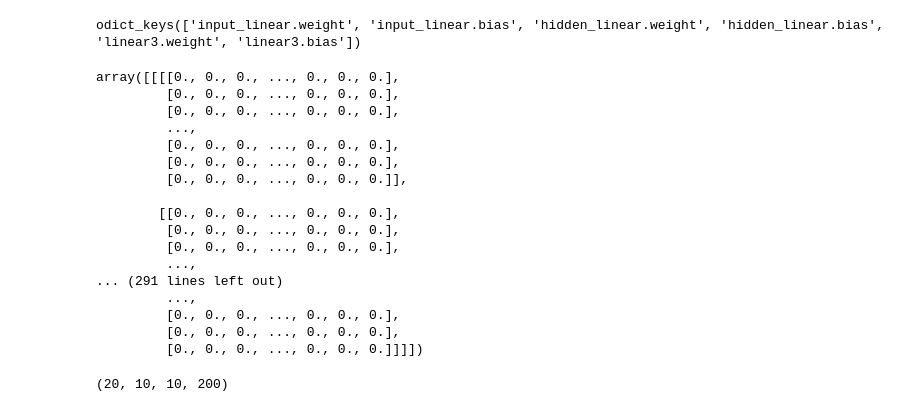
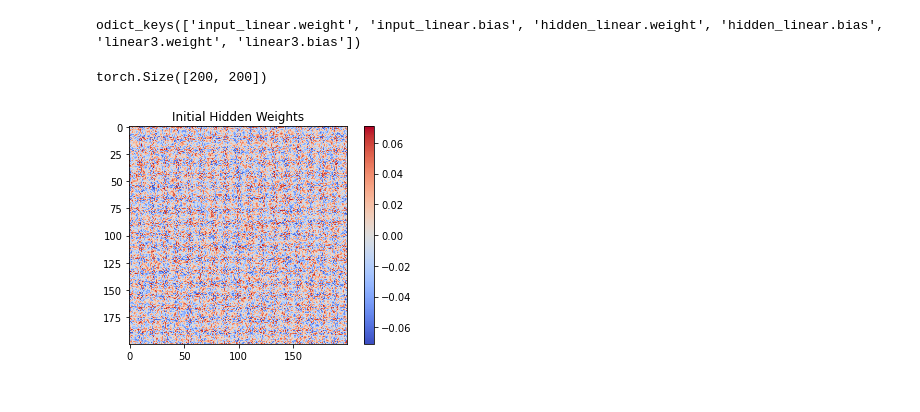
Before and after one commit to margotwagner/HCPrediction, a Jupyter notebook: notebooks/output-explorer.ipynb, the cells around one changed output. Drawn from its saved outputs; the diff is of its cells as text; code cells hidden in the pictures.

Commit message:
ran baseline and plotted learned hidden weights

```diff
--- a/notebooks/output-explorer.ipynb
+++ b/notebooks/output-explorer.ipynb
@@ -2,7 +2,7 @@
 import torch
 import matplotlib.pyplot as plt
 # %%
-outputs = torch.load("../Elman_SGD/predloss/test.pth.tar")
+outputs = torch.load("../Elman_SGD/predloss/baseline_07022025.pth.tar")
 # %%
 outputs.keys()
 # %% [output]
@@ -10,5 +10,6 @@ dict_keys(['state_dict', 'y_hat', 'X_mini', 'Target_mini', 'hidden', 'loss', 'Ma
 # %%
-state_dict = outputs["state_dict"]
+initial_state_dict = outputs["initial_state_dict"]
+final_state_dict = outputs["final_state_dict"]
 y_hat = outputs["y_hat"]
 X_mini = outputs["X_mini"]
 Target_mini = outputs["Target_mini"]
@@ -21,26 +22,2 @@ state_dict.keys()
 # %% [output]
 odict_keys(['input_linear.weight', 'input_linear.bias', 'hidden_linear.weight', 'hidden_linear.bias', 'linear3.weight', 'linear3.bias'])
-# %%
-hidden
-# %% [output]
-array([[[[0., 0., 0., ..., 0., 0., 0.],
-         [0., 0., 0., ..., 0., 0., 0.],
-         [0., 0., 0., ..., 0., 0., 0.],
-         ...,
-         [0., 0., 0., ..., 0., 0., 0.],
-         [0., 0., 0., ..., 0., 0., 0.],
-         [0., 0., 0., ..., 0., 0., 0.]],
-
-        [[0., 0., 0., ..., 0., 0., 0.],
-         [0., 0., 0., ..., 0., 0., 0.],
-         [0., 0., 0., ..., 0., 0., 0.],
-         ...,
-... (291 lines left out)
-         ...,
-         [0., 0., 0., ..., 0., 0., 0.],
-         [0., 0., 0., ..., 0., 0., 0.],
-         [0., 0., 0., ..., 0., 0., 0.]]]])
-# %%
-hidden.shape
-# %% [output]
-(20, 10, 10, 200)
@@ -48,0 +24,13 @@ git status
+# %%
+initial_state_dict["hidden_linear.weight"].shape
+# %% [output]
+torch.Size([200, 200])
+# %%
+heatmap = plt.imshow(
+    initial_state_dict["hidden_linear.weight"].numpy(), cmap="coolwarm"
+)
+cbar = plt.colorbar(heatmap)
+plt.title("Initial Hidden Weights")
+plt.show()
+# %% [output]
+[figure, added]
```
Also changed, not shown: parts of 4 cells of this notebook, 4 other files.
